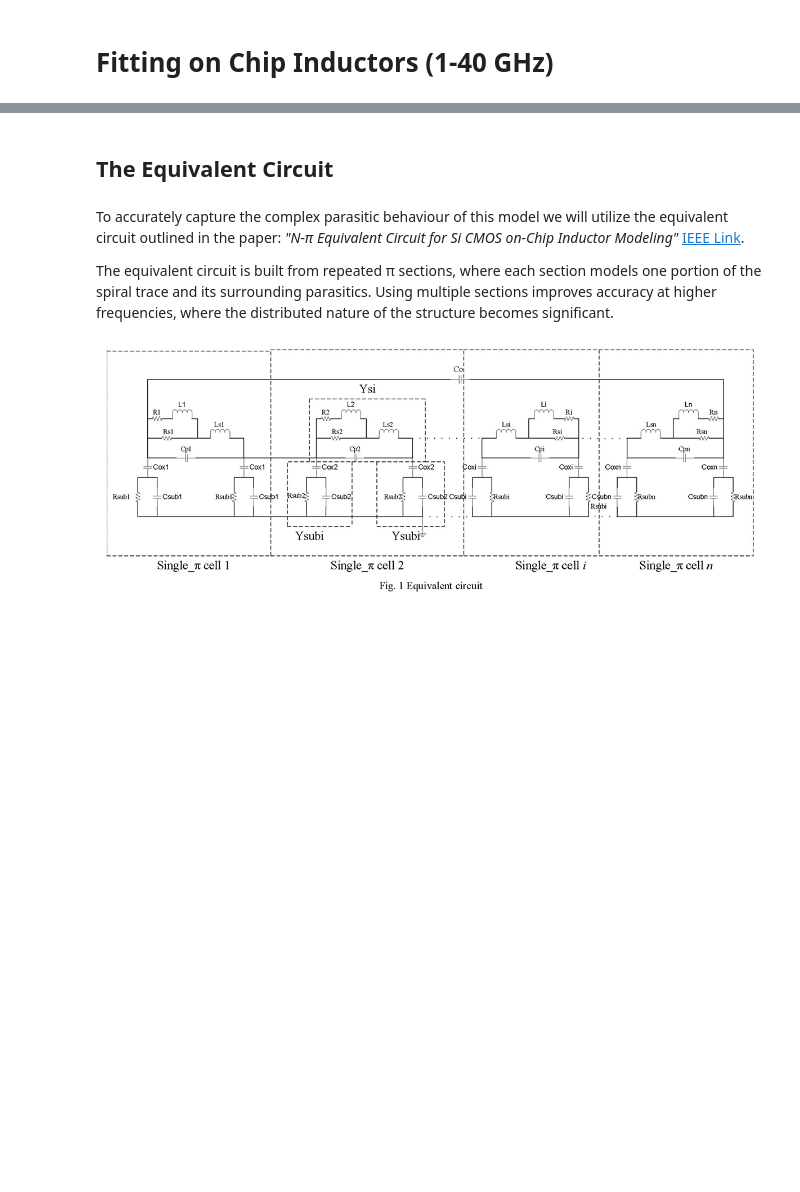
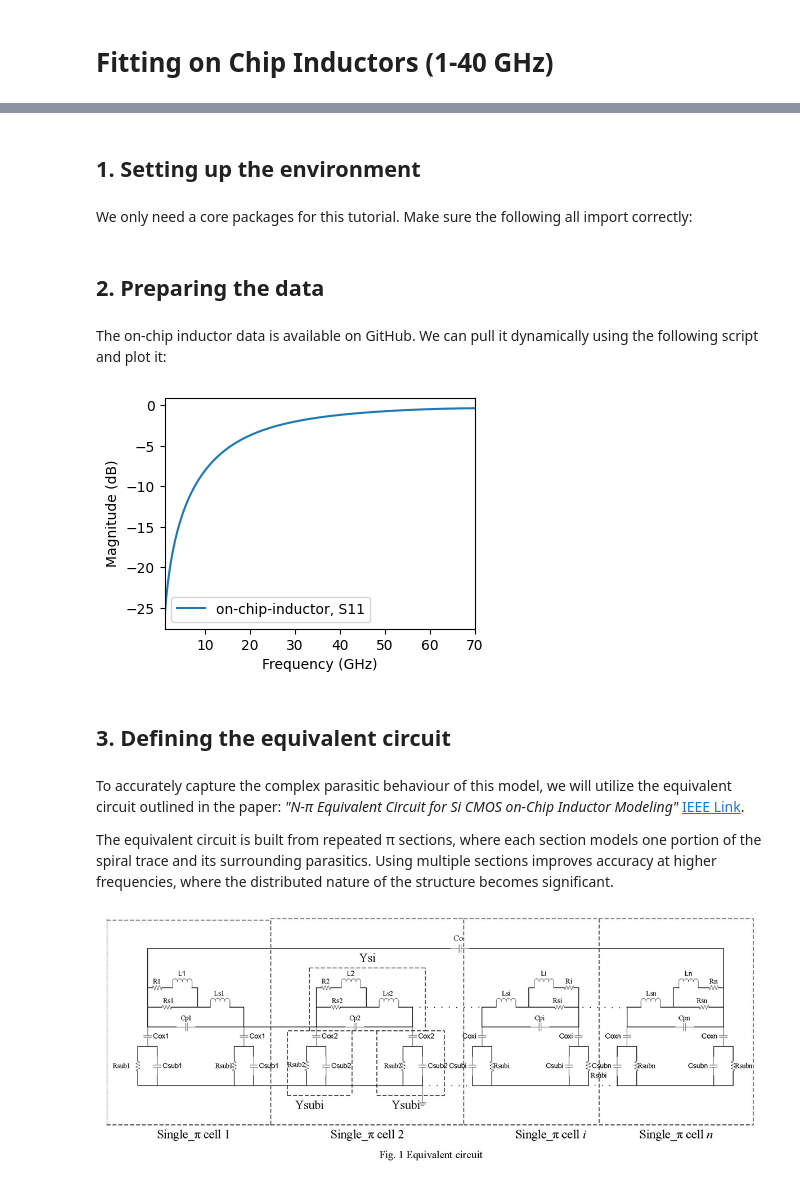
Before and after one commit to gvcallen/paramrf, a Jupyter notebook: docs/tutorials/2_chip_inductor_fitting.ipynb, the cells around one changed output, grey strips where cells are left out. Saved outputs shown, nothing was run; the diff lists cells and outputs as text; code cells hidden in the pictures; blank space fills up the shorter version.

Commit message:
Updated tutorials

```diff
--- a/docs/tutorials/2_chip_inductor_fitting.ipynb
+++ b/docs/tutorials/2_chip_inductor_fitting.ipynb
@@ -5,2 +7,6 @@ This tutorial demonstrates how more complex models can be generated and fitted o
 
 ![image.png](attachment:d2706287-53c5-4806-bece-13587342bc20.png)
+# %% [markdown]
+## 1. Setting up the environment
+# %% [markdown]
+We only need a core packages for this tutorial. Make sure the following all import correctly:
@@ -7,7 +17,34 @@ This tutorial demonstrates how more complex models can be generated and fitted o
+# %% [markdown]
+## 2. Preparing the data
+# %% [markdown]
+The on-chip inductor data is available on GitHub. We can pull it dynamically using the following script and plot it:
+# %%
+import os
+import urllib.request
+import skrf as rf
+import matplotlib.pyplot as plt
+
+base_url = "https://raw.githubusercontent.com/gvcallen/paramrf/main/docs/tutorials/data/"
+file_name = "on-chip-inductor.s2p"
+full_url = base_url + file_name
+local_dir = "data"
+local_filename = os.path.join(local_dir, file_name)
+
+os.makedirs(local_dir, exist_ok=True)
+if not os.path.exists(local_filename):
+    print(f"Downloading {file_name} to {local_dir}/...")
+    urllib.request.urlretrieve(full_url, local_filename)
+
+# Load the measured data into skrf using the new local path
+cem_simulation = rf.Network(local_filename, f_unit='GHz')
+fig, ax = plt.subplots(figsize=(4, 3))
+cem_simulation.plot_s_db(m=0, n=0, ax=ax)
+# %% [output]
+[figure, added]
 # %% [markdown]
-## The Equivalent Circuit
+## 3. Defining the equivalent circuit
 # %% [markdown]
-To accurately capture the complex parasitic behaviour of this model we will utilize the equivalent circuit outlined in the paper:
+To accurately capture the complex parasitic behaviour of this model, we will utilize the equivalent circuit outlined in the paper:
 _"N-π Equivalent Circuit for Si CMOS on-Chip Inductor Modeling"_ [IEEE Link](https://ieeexplore.ieee.org/document/4534622).
 
 The equivalent circuit is built from repeated π sections, where each section models one portion of the spiral trace and its surrounding parasitics. Using multiple sections improves accuracy at higher frequencies, where the distributed nature of the structure becomes significant.
```
Also changed, not shown: parts of 17 cells of this notebook, 2 other files.
